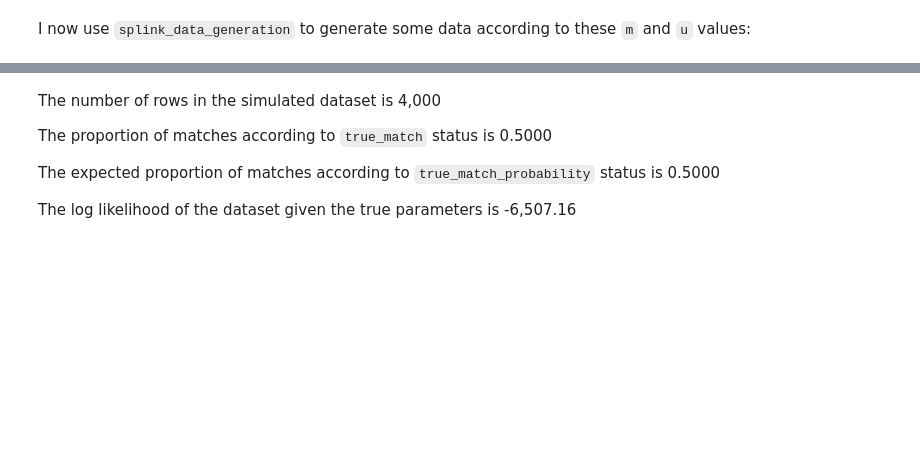
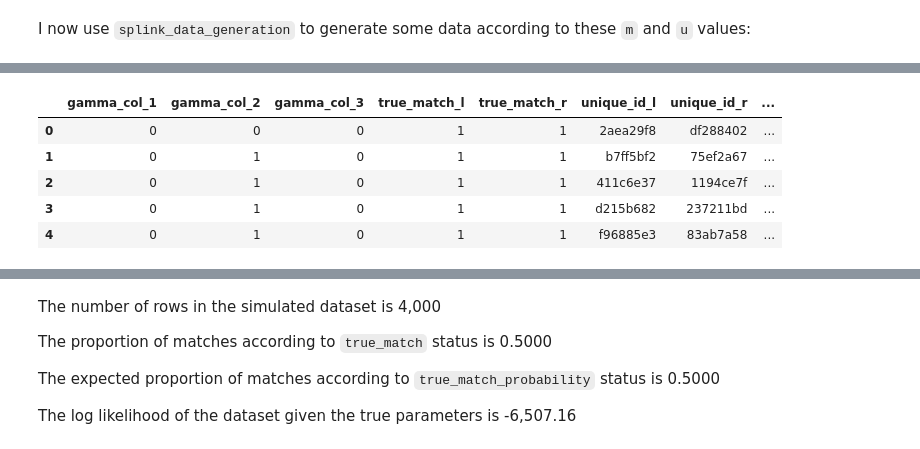
Before and after one commit to moj-analytical-services/splink_data_generation, a Jupyter notebook: notebooks/01_estimate_known_params.ipynb, the cells around one changed output, grey strips where cells are left out. Saved outputs shown, nothing was run; the diff lists cells and outputs as text; code cells hidden in the pictures; blank space fills up the shorter version.

```diff
--- a/notebooks/01_estimate_known_params.ipynb
+++ b/notebooks/01_estimate_known_params.ipynb
@@ -53 +193,11 @@ I now use `splink_data_generation` to generate some data according to these `m`
+# %%
+df_2 = add_match_prob_vectorised(df, settings)
+df_2.head()
+# %% [output]
+|  | gamma_col_1 | gamma_col_2 | gamma_col_3 | true_match_l | true_match_r | unique_id_l | unique_id_r | ... |
+| 0 | 0 | 0 | 0 | 1 | 1 | 2aea29f8 | df288402 | ... |
+| 1 | 0 | 1 | 0 | 1 | 1 | b7ff5bf2 | 75ef2a67 | ... |
+| 2 | 0 | 1 | 0 | 1 | 1 | 411c6e37 | 1194ce7f | ... |
+| 3 | 0 | 1 | 0 | 1 | 1 | d215b682 | 237211bd | ... |
+| 4 | 0 | 1 | 0 | 1 | 1 | f96885e3 | 83ab7a58 | ... |
 # %%
```
Also changed, not shown: parts of 22 cells of this notebook, 12 other files.
